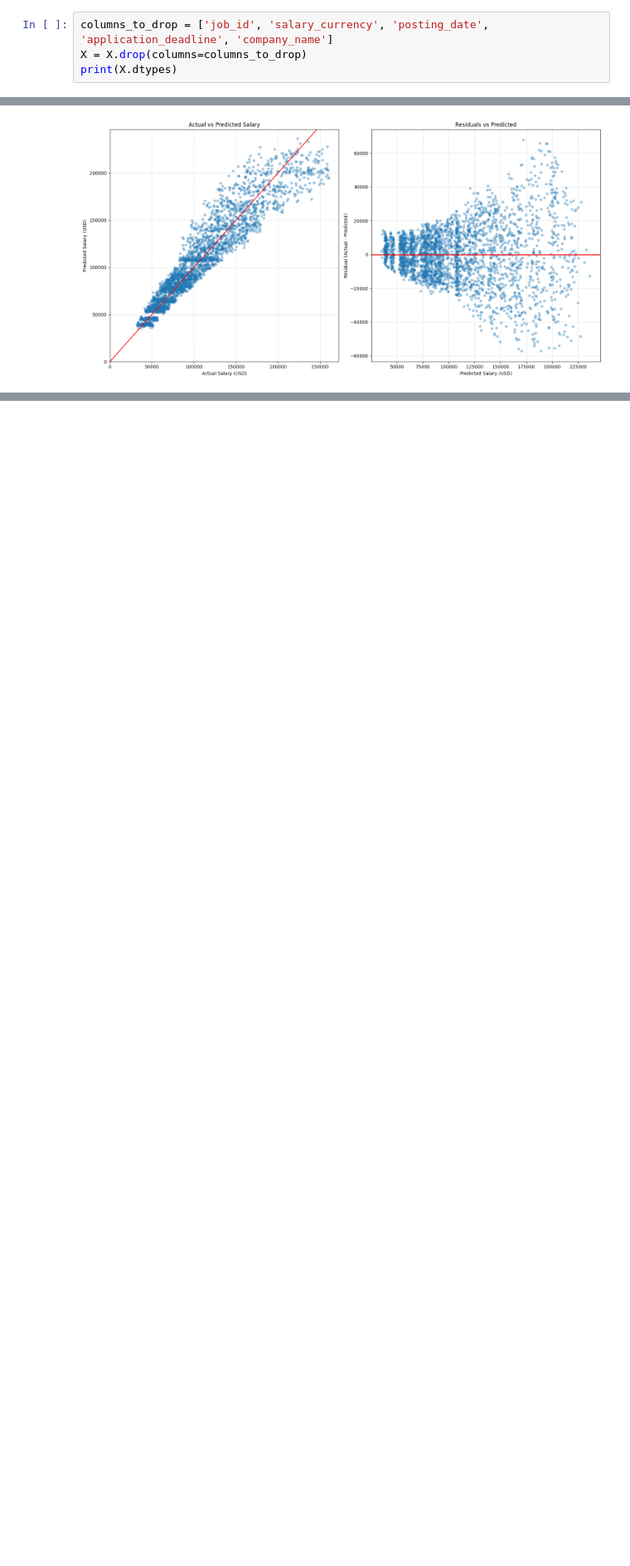
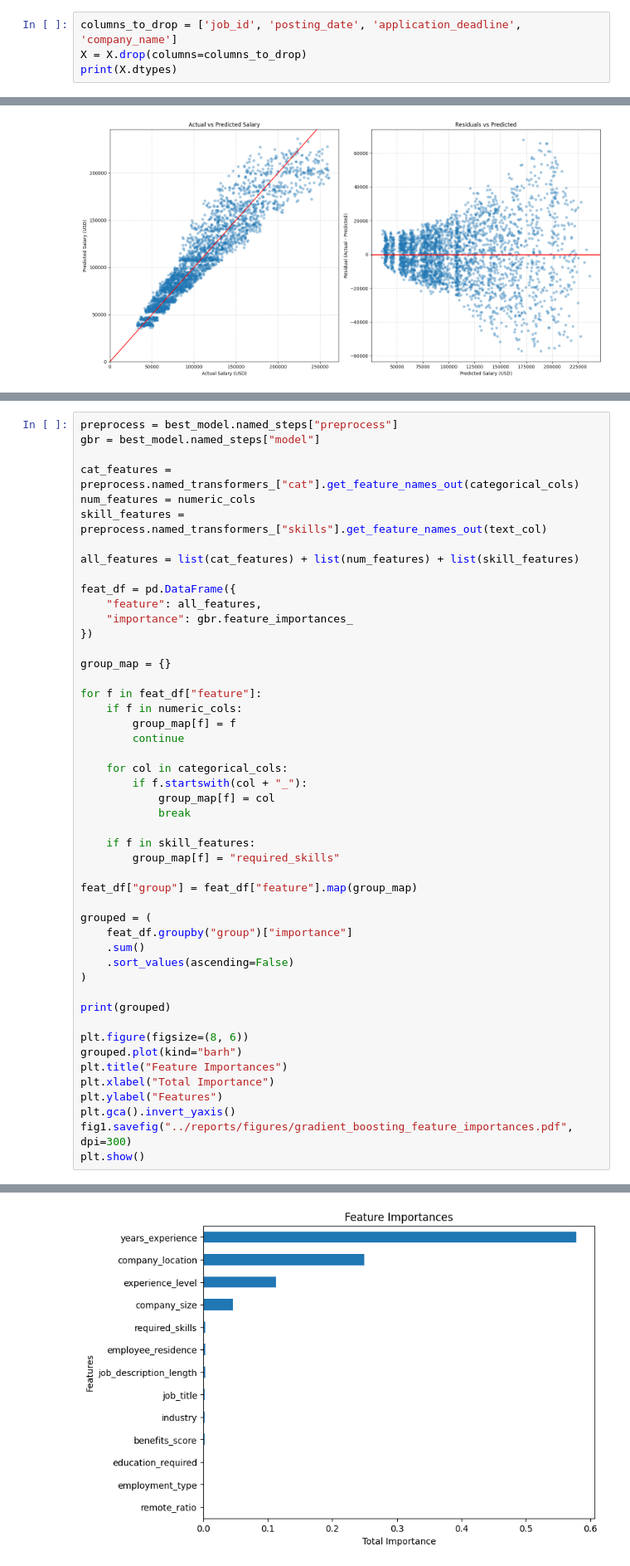
Before and after one commit to DharnishBoseRamesh/ECS-171-Project---Salary-Prediction, a Jupyter notebook: notebook/gradient_boosting.ipynb, the cells around one changed output, grey strips where cells are left out. Shown: that part at 83% size. Cells and saved outputs as stored; diff of their text form; blank space fills up the shorter version.

Commit message:
added feature importance

```diff
--- a/notebook/gradient_boosting.ipynb
+++ b/notebook/gradient_boosting.ipynb
@@ -56,7 +55,7 @@ benefits_score            float64
 company_name               object
 dtype: object
 # %%
-columns_to_drop = ['job_id', 'salary_currency', 'posting_date', 'application_deadline', 'company_name']
+columns_to_drop = ['job_id', 'posting_date', 'application_deadline', 'company_name']
 X = X.drop(columns=columns_to_drop)
 print(X.dtypes)
 # %% [output]
@@ -314,0 +316,49 @@ plt.close(fig2)
+# %%
+preprocess = best_model.named_steps["preprocess"]
+gbr = best_model.named_steps["model"]
+
+cat_features = preprocess.named_transformers_["cat"].get_feature_names_out(categorical_cols)
+num_features = numeric_cols
+skill_features = preprocess.named_transformers_["skills"].get_feature_names_out(text_col)
+
+all_features = list(cat_features) + list(num_features) + list(skill_features)
+
+feat_df = pd.DataFrame({
+    "feature": all_features,
+    "importance": gbr.feature_importances_
+})
+
+group_map = {}
+
+for f in feat_df["feature"]:
+    if f in numeric_cols:
+        group_map[f] = f
+        continue
+
+    for col in categorical_cols:
+        if f.startswith(col + "_"):
+            group_map[f] = col
+            break
+
+    if f in skill_features:
+        group_map[f] = "required_skills"
+
+feat_df["group"] = feat_df["feature"].map(group_map)
+
+grouped = (
+    feat_df.groupby("group")["importance"]
+    .sum()
+    .sort_values(ascending=False)
+)
+
+print(grouped)
+
+plt.figure(figsize=(8, 6))
+grouped.plot(kind="barh")
+plt.title("Feature Importances")
+plt.xlabel("Total Importance")
+plt.ylabel("Features")
+plt.gca().invert_yaxis()
+fig1.savefig("../reports/figures/gradient_boosting_feature_importances.pdf", dpi=300)
+plt.show()
+# %% [output]
@@ -314,0 +380 @@ plt.close(fig2)
+[figure, added]
```
Also changed, not shown: parts of 4 cells of this notebook, 1 other file.
